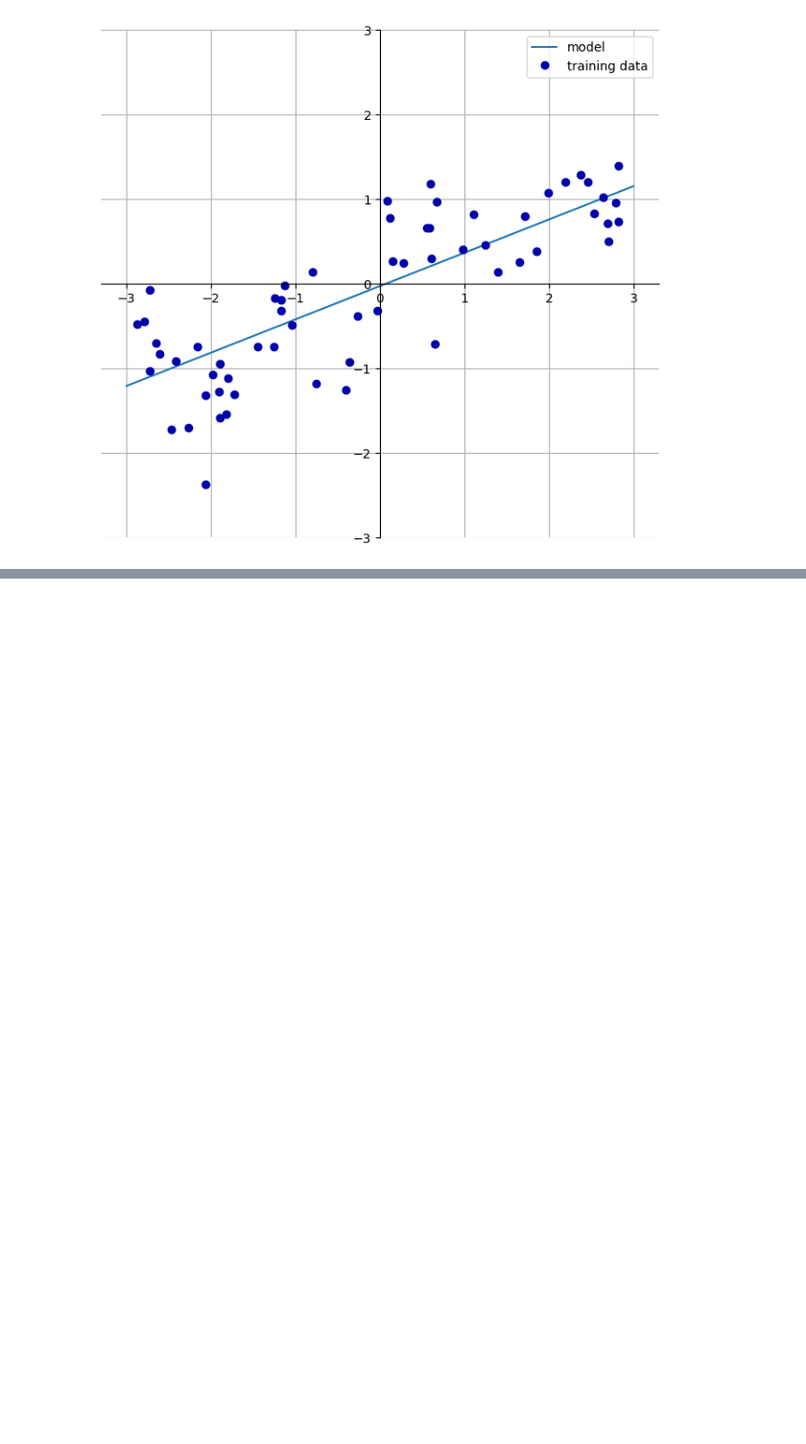
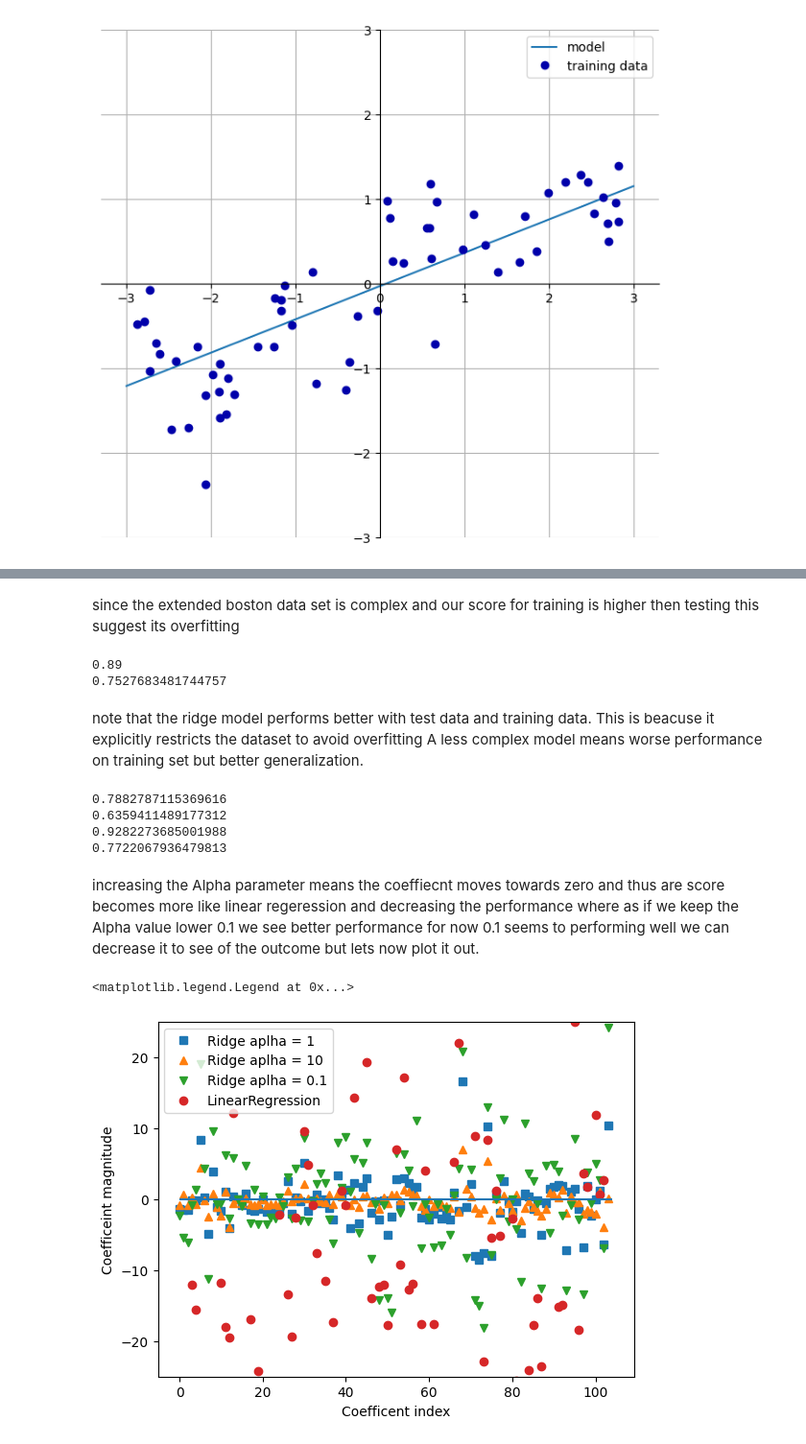
Before and after one commit to Tr4auma/ML-Projects, a Jupyter notebook: FirstProject/ML2.ipynb, the cells around one changed output, grey strips where cells are left out. Shown at 96% size. Saved outputs shown, nothing was run; the diff lists cells and outputs as text; code cells hidden in the pictures; blank space fills up the shorter version.

Commit message:
commit linear regressiontbc

```diff
--- a/FirstProject/ML2.ipynb
+++ b/FirstProject/ML2.ipynb
@@ -165,0 +186,4 @@ w[0]: 0.393906  b: -0.031804
+# %%
+X,y = mglearn.datasets.load_extended_boston()
+X_train,X_test,y_train,y_test = train_test_split(X,y,random_state=0)
+lr = LinearRegression().fit(X_train,y_train)
@@ -165,0 +196,43 @@ w[0]: 0.393906  b: -0.031804
+# %% [markdown]
+since the extended boston data set is complex and our score for training is higher then testing this suggest its overfitting
+# %%
+from sklearn.linear_model import Ridge
+ridge = Ridge().fit(X_train,y_train)
+print("{:.2f}".format(ridge.score(X_train,y_train)))
+print(ridge.score(X_test,y_test))
+# %% [output]
+0.89
+0.7527683481744757
+# %% [markdown]
+note that the ridge model performs better with test data and training data.
+This is beacuse it explicitly restricts the dataset to avoid overfitting
+A less complex model means worse performance on training set but better generalization.
+# %%
+ridge10 = Ridge(alpha=10).fit(X_train,y_train)
+print(ridge10.score(X_train,y_train))
+print(ridge10.score(X_test,y_test))
+ridge01 = Ridge(alpha=0.1).fit(X_train,y_train)
+print(ridge01.score(X_train,y_train))
+print(ridge01.score(X_test,y_test))
+# %% [output]
+0.7882787115369616
+0.6359411489177312
+0.9282273685001988
+0.7722067936479813
+# %% [markdown]
+increasing the Alpha parameter means the coeffiecnt moves towards zero and thus are score becomes more like linear regeression and decreasing the performance
+where as if we keep the Alpha value lower 0.1 we see better performance for now 0.1 seems to performing well we can decrease it to see of the outcome but lets now plot it out.
+# %%
+plt.plot(ridge.coef_,'s',label="Ridge aplha = 1")
+plt.plot(ridge10.coef_,'^',label="Ridge aplha = 10")
+plt.plot(ridge01.coef_,'v',label="Ridge aplha = 0.1")
+
+plt.plot(lr.coef_,'o',label="LinearRegression")
+plt.xlabel("Coefficent index")
+plt.ylabel("Coefficeint magnitude")
+plt.hlines(0,0,len(lr.coef_))
+plt.ylim(-25,25)
+plt.legend()
+# %% [output]
+<matplotlib.legend.Legend at 0x...>
+[figure, added]
```
Also changed, not shown: parts of 12 cells of this notebook.
